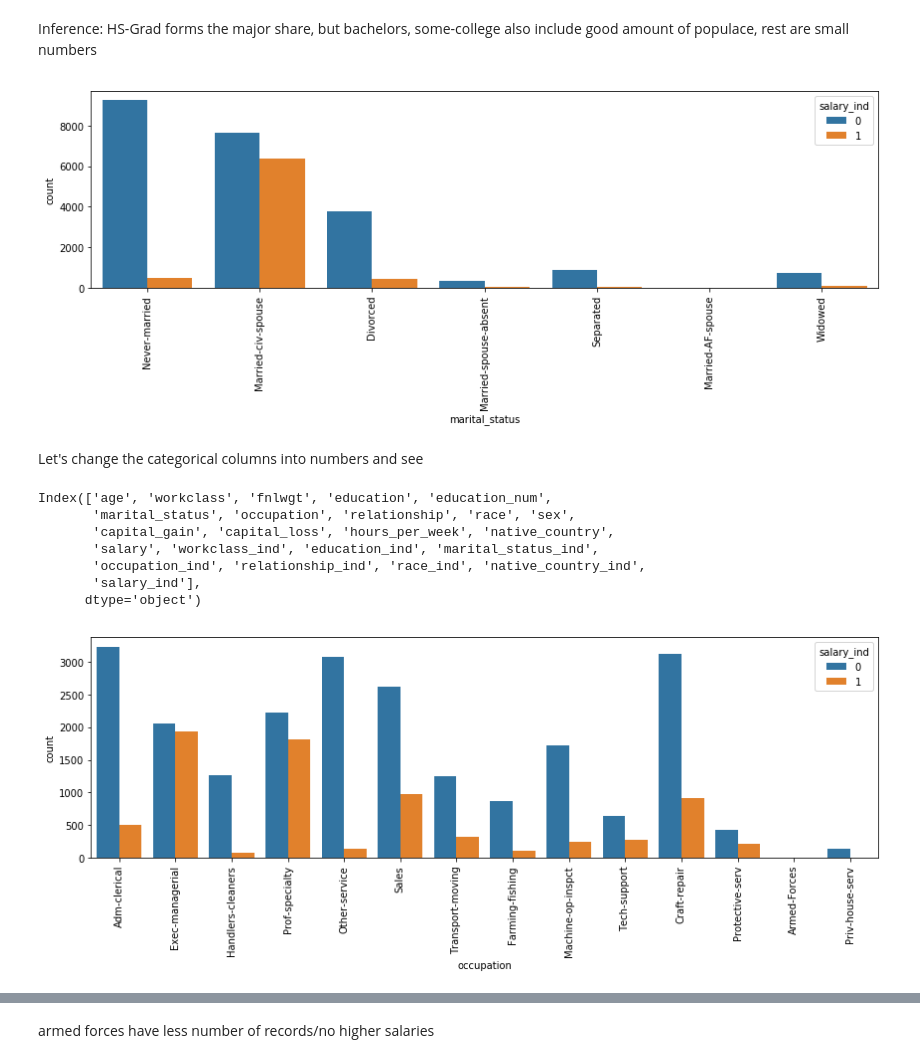
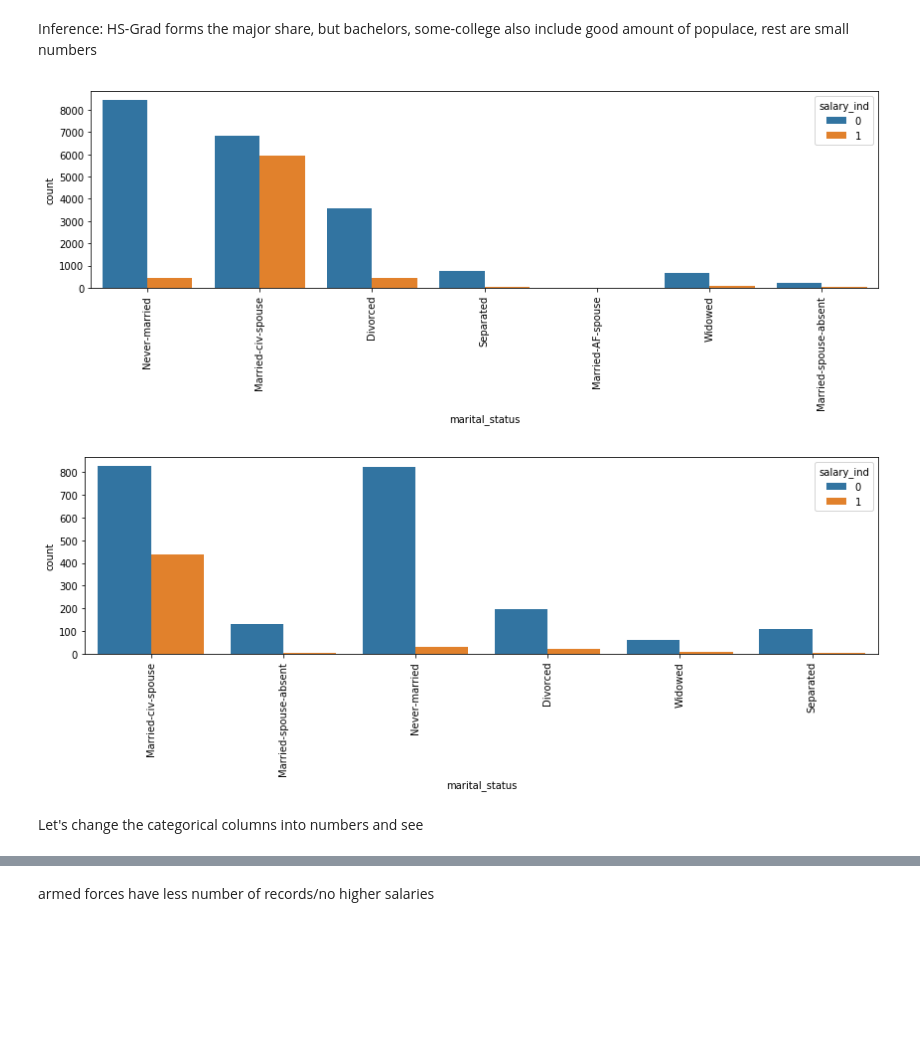
Before and after one commit to tpathanjali/ML, a Jupyter notebook: Classification_adult/Logistic_regression_adult.ipynb, the cells around one changed output, grey strips where cells are left out. Saved outputs shown, nothing was run; the diff lists cells and outputs as text; code cells hidden in the pictures; blank space fills up the shorter version.

```diff
--- a/Classification_adult/Logistic_regression_adult.ipynb
+++ b/Classification_adult/Logistic_regression_adult.ipynb
@@ -75,12 +77,3 @@ sns.distplot(adult['age'], bins=20, kde=False,rug=False)
 plt.show()
 # %% [output]
 [figure]
-# %%
-adult['workclass_ind' ] =pd.Categorical(adult.workclass).codes
-adult['education_ind' ] =pd.Categorical(adult.education).codes
-adult['marital_status_ind' ] =pd.Categorical(adult.marital_status).codes
-adult['occupation_ind' ] =pd.Categorical(adult.occupation).codes
-adult['relationship_ind' ] =pd.Categorical(adult.relationship).codes
-adult['race_ind' ] =pd.Categorical(adult.race).codes
-adult['native_country_ind' ] =pd.Categorical(adult.native_country).codes
-adult['salary_ind' ] =pd.Categorical(adult.salary).codes
@@ -187,0 +171,2 @@ print(adult_other.shape)
+# %%
+adult_US.drop('index',axis=1,inplace=True)
@@ -187,0 +178,3 @@ print(adult_other.shape)
+# %%
+adult_other.reset_index(inplace=True)
+adult_other.drop('index',axis=1,inplace=True)
@@ -206,31 +204,11 @@ cntplt('education',adult_other,'salary_ind')
 [figure]
 # %% [markdown]
 Inference: HS-Grad forms the major share, but bachelors, some-college also include good amount of populace, rest are small numbers
-# %%
-fig, ax = plt.subplots(figsize=(12,5))
-ax = sns.countplot(x="marital_status", data=adult_new,hue='salary_ind')
-plt.xticks(rotation=90)
-plt.tight_layout()
-plt.show()
-# %% [output]
-[figure, removed]
+# %%
+cntplt('marital_status',adult_US,'salary_ind')
+cntplt('marital_status',adult_other,'salary_ind')
+# %% [output]
+[figure, added]
+[figure, added]
 # %% [markdown]
 Let's change the categorical columns into numbers and see
-# %%
-adult_new.columns
-# %% [output]
-Index(['age', 'workclass', 'fnlwgt', 'education', 'education_num',
-       'marital_status', 'occupation', 'relationship', 'race', 'sex',
-       'capital_gain', 'capital_loss', 'hours_per_week', 'native_country',
-       'salary', 'workclass_ind', 'education_ind', 'marital_status_ind',
-       'occupation_ind', 'relationship_ind', 'race_ind', 'native_country_ind',
-       'salary_ind'],
-      dtype='object')
-# %%
-fig, ax = plt.subplots(figsize=(12,5))
-ax = sns.countplot(x="occupation", data=adult_new,hue='salary_ind')
-plt.xticks(rotation=90)
-plt.tight_layout()
-plt.show()
-# %% [output]
-[figure, removed]
```
Also changed, not shown: parts of 45 cells of this notebook.
